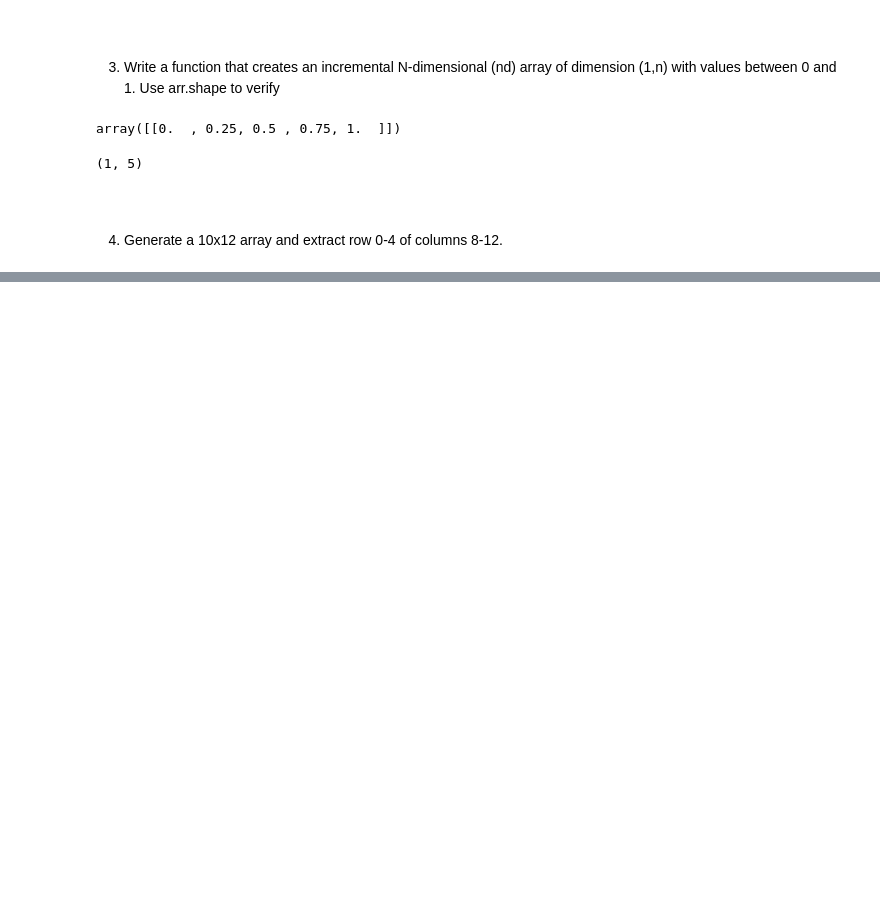
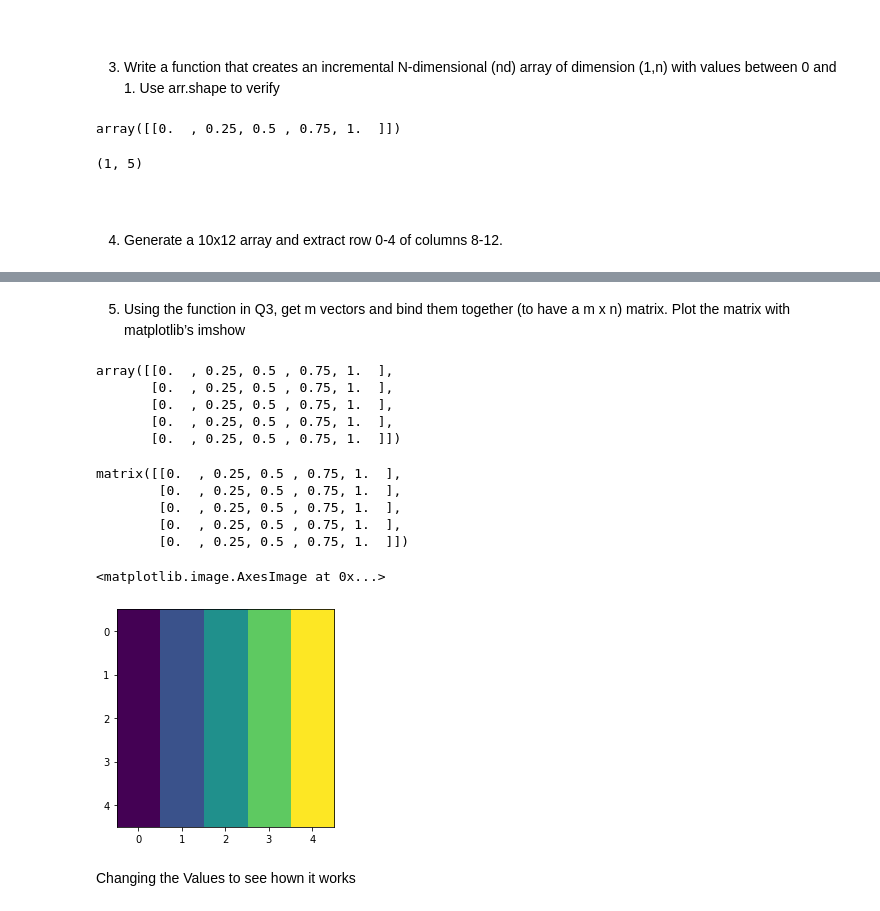
Before and after one commit to femidof/42_NumPy-Pythonfilter, a Jupyter notebook: resources/notebook/numpy_rush.ipynb, the cells around one changed output, grey strips where cells are left out. Drawn from its saved outputs; the diff is of its cells as text; code cells hidden in the pictures; blank space fills up the shorter version.

```diff
--- a/resources/notebook/numpy_rush.ipynb
+++ b/resources/notebook/numpy_rush.ipynb
@@ -37,6 +40,6 @@ array([[ 1,  2,  3],
 # %% [markdown]
 3. Write a function that creates an incremental N-dimensional (nd) array of dimension (1,n) with values between 0    and 1. Use arr.shape to verify
 # %%
-def NdimensionArrayfunction(n):
+def ndimensionArrayfunction(n):
     return np.full((1, n), np.linspace(0, 1, n))
 # %%
@@ -55,0 +86,32 @@ formingarray.shape
+# %% [markdown]
+5. Using the function in Q3, get m vectors and bind them together (to have a m x n)
+matrix. Plot the matrix with matplotlib’s imshow
+# %%
+size_1 = 5
+size_2 = 5
+toplot = np.full((size_1, size_2), ndimensionArrayfunction(size_1))
+# %%
+toplot
+# %% [output]
+array([[0.  , 0.25, 0.5 , 0.75, 1.  ],
+       [0.  , 0.25, 0.5 , 0.75, 1.  ],
+       [0.  , 0.25, 0.5 , 0.75, 1.  ],
+       [0.  , 0.25, 0.5 , 0.75, 1.  ],
+       [0.  , 0.25, 0.5 , 0.75, 1.  ]])
+# %%
+theplot = np.matrix(toplot)
+# %%
+theplot
+# %% [output]
+matrix([[0.  , 0.25, 0.5 , 0.75, 1.  ],
+        [0.  , 0.25, 0.5 , 0.75, 1.  ],
+        [0.  , 0.25, 0.5 , 0.75, 1.  ],
+        [0.  , 0.25, 0.5 , 0.75, 1.  ],
+        [0.  , 0.25, 0.5 , 0.75, 1.  ]])
+# %%
+plt.imshow(theplot)
+# %% [output]
+<matplotlib.image.AxesImage at 0x...>
+[figure, added]
+# %% [markdown]
+Changing the Values to see hown it works
```
Also changed, not shown: parts of 28 cells of this notebook, 2 other files.
